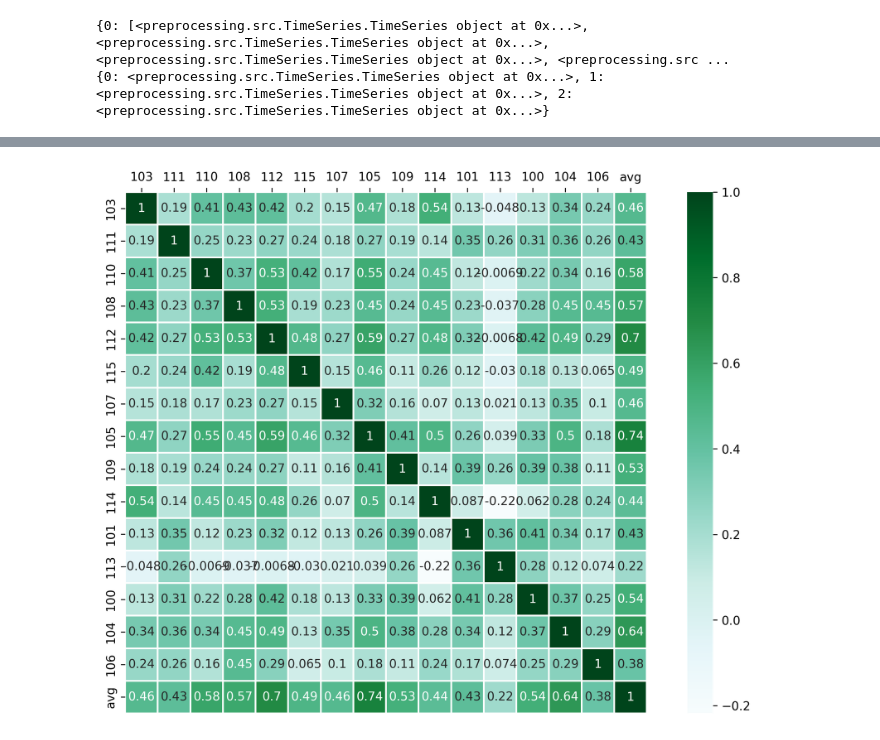
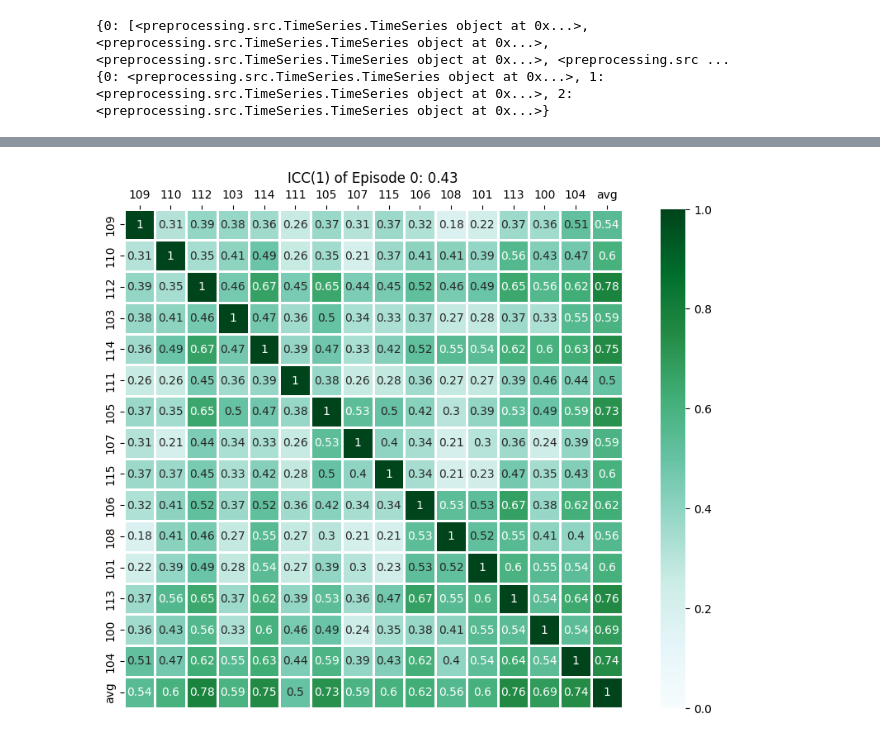
Before and after one commit to ChildBrainLab/LCBDtools, a Jupyter notebook: scripts/Beh/ATVcorrelations.ipynb, the cells around one changed output, grey strips where cells are left out. Drawn from its saved outputs; the diff is of its cells as text; code cells hidden in the pictures.

Commit message:
code for chunking in TimeSeries, ATV notebook, and Stats so ping_icc works on arbitrary n

```diff
--- a/scripts/Beh/ATVcorrelations.ipynb
+++ b/scripts/Beh/ATVcorrelations.ipynb
@@ -51,9 +52,14 @@ Loading ATV files as TimeSeries objects:
 print("Preprocessing TimeSeries:")
 print("==========")
 for ts in tqdm(dataset):
+    # correct NaN values
     ts.fix_nan()
+    # accommodate for skippy framerates
     ts.lag_correct()
+    # sample to TR
     ts.resample(sample_rate=TR)
+    # chunking
+    ts.signal = ts.round_res()
 # %% [output]
 Preprocessing TimeSeries:
 ==========
@@ -124,3 +130,7 @@ print(d_avgs)
 # %% [output]
 {0: [<preprocessing.src.TimeSeries.TimeSeries object at 0x...>, <preprocessing.src.TimeSeries.TimeSeries object at 0x...>, <preprocessing.src.TimeSeries.TimeSeries object at 0x...>, <preprocessing.src ...
 {0: <preprocessing.src.TimeSeries.TimeSeries object at 0x...>, 1: <preprocessing.src.TimeSeries.TimeSeries object at 0x...>, 2: <preprocessing.src.TimeSeries.TimeSeries object at 0x...>}
+# %%
+for episode in episodes:
+    for ts in d_dataset[episode]:
+        plt.plot(ts.signal[200:300])
@@ -284,28 +259,28 @@ iccs[2]
 # %%
-cmatrix = np.array(iccs[2]).astype(float)
+cmatrix = np.array(icc_dfs[0]).astype(float)
 # %%
 import matplotlib as mpl
-mpl.rcParams['figure.dpi'] = 300
+mpl.rcParams['figure.dpi'] = 100
 # %%
 ax = sns.heatmap(
     cmatrix,
     annot=True,
-    xticklabels=[str(col) for col in iccs[0].columns],
-    yticklabels=[str(ind) for ind in iccs[0].index],
+    xticklabels=[str(col) for col in icc_dfs[0].columns],
+    yticklabels=[str(ind) for ind in icc_dfs[0].index],
 #     cmap=sns.diverging_palette(20, 220, n=200),
     cmap="BuGn",
     linewidths=1,
     square=True,
-#     vmin=-1,
-#     vmax=1
-)
+    vmin=0,
+    vmax=1)
 
+ax.set_title("ICC(1) of Episode 0: {}".format(icc_vals[0]))
 ax.xaxis.tick_top() # x axis on top
 ax.xaxis.set_label_position('top')
 
 # ax.set_xticklabels(
 #     [str(col) for col in iccs[0].columns],
 #     rotation=45,
 #     horizontalalignment='right')
 # %% [output]
-[figure, old version]
+[figure, new version]
```
Also changed, not shown: parts of 12 cells of this notebook, 2 other files.
